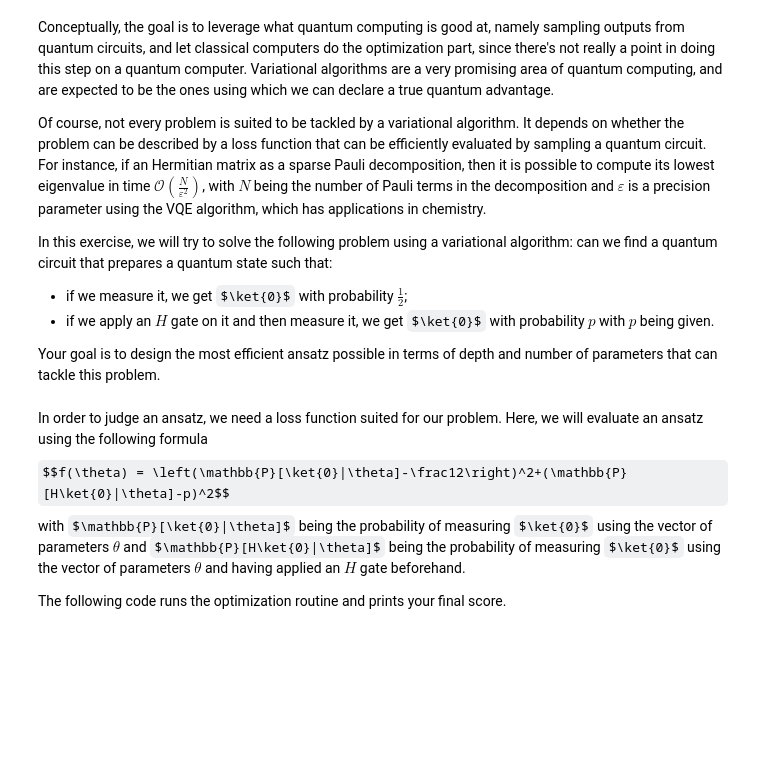
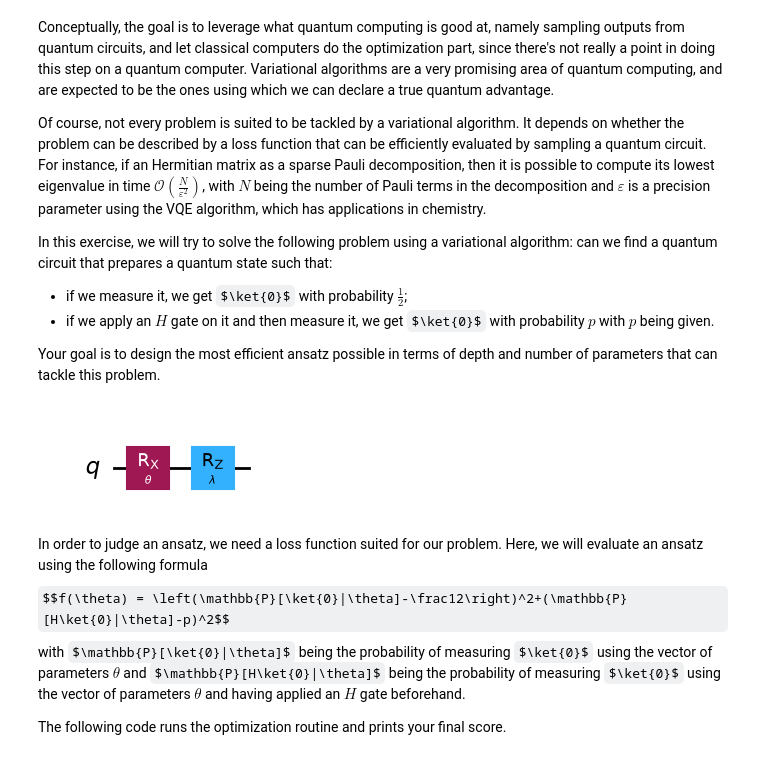
Before and after one commit to arthurfou/quantum-computing, a Jupyter notebook: qiskit-tutorial.ipynb, the cells around one changed output. Saved outputs shown, nothing was run; the diff lists cells and outputs as text; code cells hidden in the pictures; some formulas as TeX source; blank space fills up the shorter version.

```diff
--- a/qiskit-tutorial.ipynb
+++ b/qiskit-tutorial.ipynb
@@ -270,9 +329,15 @@ Your goal is to design the most efficient ansatz possible in terms of depth and
 # %%
 qc = QuantumCircuit(1)
 
-# Your code here
-# Don't add measurements!
+my_param_1 = Parameter(r"$\theta$") # Parameters' names can be LaTeX-typed
+my_param_2 = Parameter(r"$\lambda$")
+
+qc.rx(my_param_1, 0)
+qc.rz(my_param_2, 0)
+
 qc.draw("mpl")
+# %% [output]
+[figure, added]
 # %% [markdown]
 In order to judge an ansatz, we need a loss function suited for our problem. Here, we will evaluate an ansatz using the following formula
 $$f(\theta) = \left(\mathbb{P}[\ket{0}|\theta]-\frac12\right)^2+(\mathbb{P}[H\ket{0}|\theta]-p)^2$$
```
Also changed, not shown: parts of 38 cells of this notebook, 5 other files.
